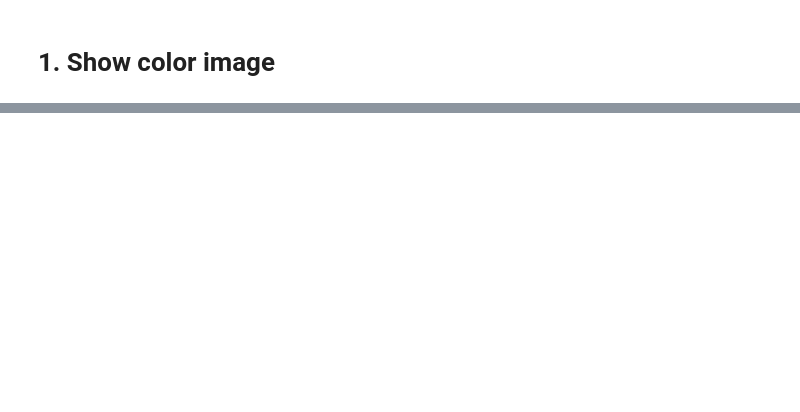
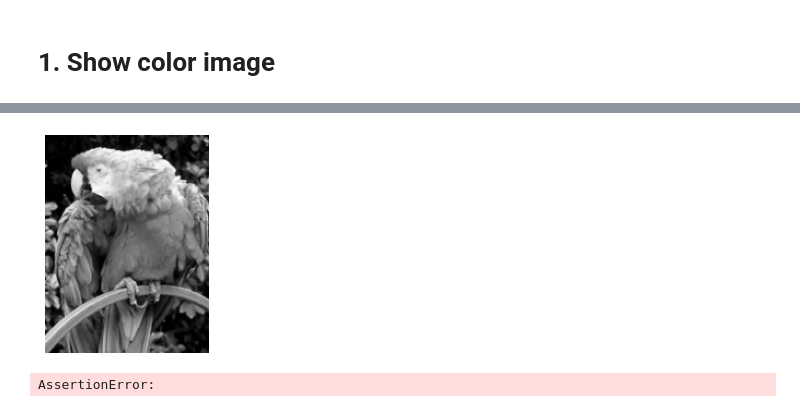
Before and after one commit to ifeelfree/modified_centernet, a Jupyter notebook: CenterNet/my_lib/visualization/image_vis.ipynb, the cells around one changed output, grey strips where cells are left out. Drawn from its saved outputs; the diff is of its cells as text; code cells hidden in the pictures; blank space fills up the shorter version.

```diff
--- a/CenterNet/my_lib/visualization/image_vis.ipynb
+++ b/CenterNet/my_lib/visualization/image_vis.ipynb
@@ -11,0 +27,5 @@ show_color_image(img)
+# %%
+show_single_image(img)
+# %% [output]
+[figure, added]
+AssertionError:
```
Also changed, not shown: parts of 5 cells of this notebook, 49 other files.
